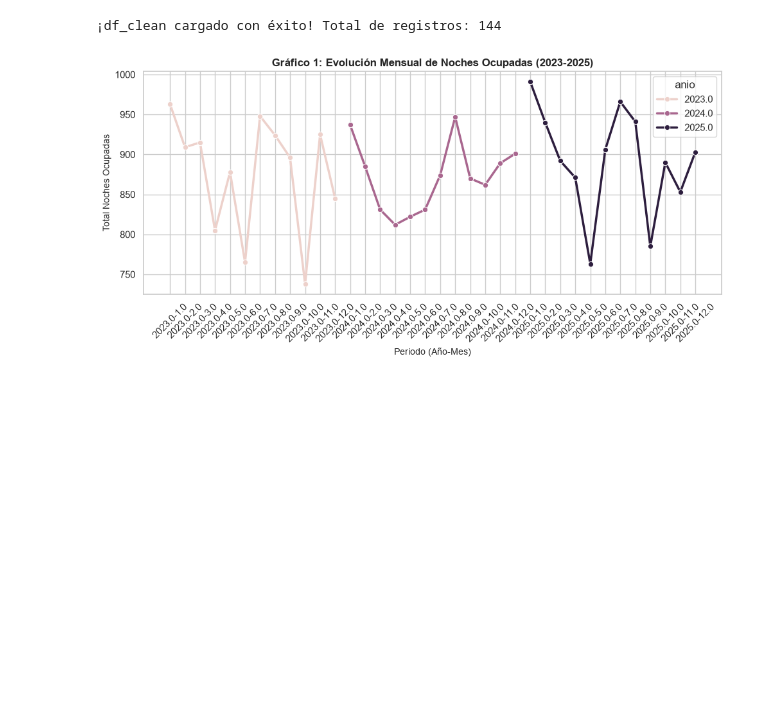
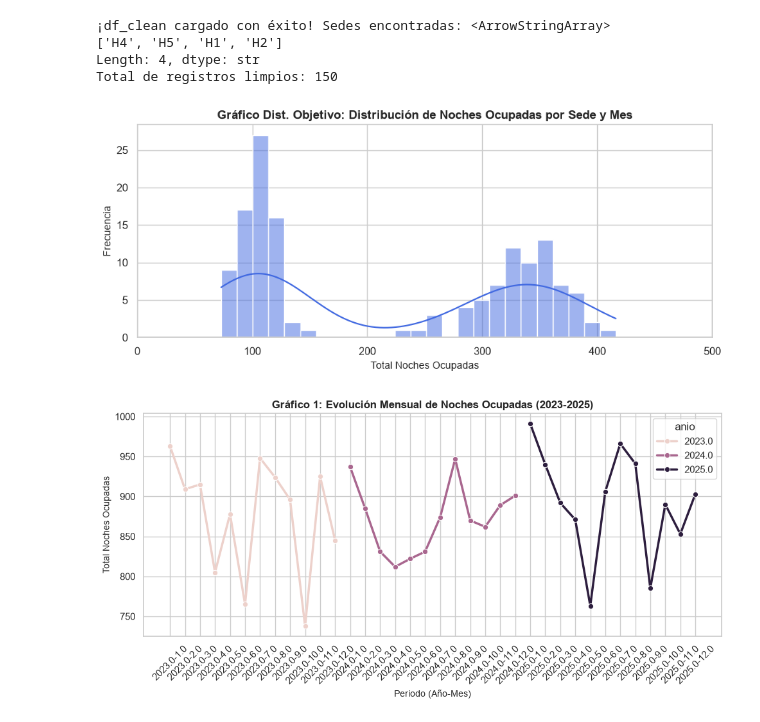
Before and after one commit to Karen-Bayona/bi-proyecto-equipo506241093, a Jupyter notebook: modelo/modelo_predictivo.ipynb, the cells around one changed output. Saved outputs shown, nothing was run; the diff lists cells and outputs as text; code cells hidden in the pictures; blank space fills up the shorter version.

```diff
--- a/modelo/modelo_predictivo.ipynb
+++ b/modelo/modelo_predictivo.ipynb
@@ -47,17 +61,53 @@ ORDER BY
 # %%
+# Cargar datos desde el Data Warehouse
 df_clean = pd.read_sql(query, con=engine)
-df_clean = df_clean.dropna()
+
+# Estandarizar nombres de sedes y tipos de habitación por si tienen espacios o minúsculas
+df_clean['sede_hotel'] = df_clean['sede_hotel'].astype(str).str.upper().str.strip()
+df_clean['tipo_habitacion'] = df_clean['tipo_habitacion'].astype(str).str.strip()
+
+# Si H4 o H5 tienen tipos de habitación distintos o desconocidos, los mapeamos a 'Estándar'
+# para que no se pierdan en el análisis exploratorio de las sedes
+df_clean.loc[df_clean['sede_hotel'].isin(['H4', 'H5']) & (~df_clean['tipo_habitacion'].isin(['Estándar', 'Superior', 'Suite'])), 'tipo_habitacion'] = 'Estándar'
+
+# Rellenar nulos básicos
+df_clean['total_noches_ocupadas'] = df_clean['total_noches_ocupadas'].fillna(0)
+
+# Filtrar para conservar únicamente las sedes oficiales (H1, H2, H4, H5)
 df_clean = df_clean[
     df_clean['sede_hotel'].isin(['H1', 'H2', 'H4', 'H5']) &
     df_clean['tipo_habitacion'].isin(['Estándar', 'Superior', 'Suite'])
 ].copy()
-print("¡df_clean cargado con éxito! Total de registros:", len(df_clean))
+
+print("¡df_clean cargado con éxito! Sedes encontradas:", df_clean['sede_hotel'].unique())
+print("Total de registros limpios:", len(df_clean))
 # %% [output]
-¡df_clean cargado con éxito! Total de registros: 144
+¡df_clean cargado con éxito! Sedes encontradas: <ArrowStringArray>
+['H4', 'H5', 'H1', 'H2']
+Length: 4, dtype: str
+Total de registros limpios: 150
 # %%
 # Configuración estética de los gráficos
 sns.set_theme(style="whitegrid")
 plt.rcParams.update({'figure.max_open_warning': 0})
+# %%
+# --- Gráfico 2.3: Distribución de la variable objetivo (Ajustado y limpio) ---
+plt.figure(figsize=(9, 4))
+
+# Filtramos valores mayores a 0 y menores o iguales a 500 para evitar que valores extremos aplasten la gráfica
+df_objetivo_plot = df_clean[(df_clean['total_noches_ocupadas'] > 0) & (df_clean['total_noches_ocupadas'] <= 500)]
+
+sns.histplot(df_objetivo_plot['total_noches_ocupadas'], kde=True, color='royalblue', bins=25)
+
+plt.title('Gráfico Dist. Objetivo: Distribución de Noches Ocupadas por Sede y Mes', fontsize=12, fontweight='bold')
+plt.xlabel('Total Noches Ocupadas', fontsize=10)
+plt.ylabel('Frecuencia', fontsize=10)
+plt.xlim(0, 500) # Forzamos un límite claro en el eje X para que se vea la distribución detallada
+plt.tight_layout()
+plt.savefig('grafico_distribucion_objetivo.png', dpi=300)
+plt.show()
+# %% [output]
+[figure, added]
 # %%
 # --- Gráfico 1: Evolución mensual del volumen de noches ocupadas (Estacionalidad) ---
 plt.figure(figsize=(10, 5))
```
Also changed, not shown: parts of 4 cells of this notebook, 6 other files.
